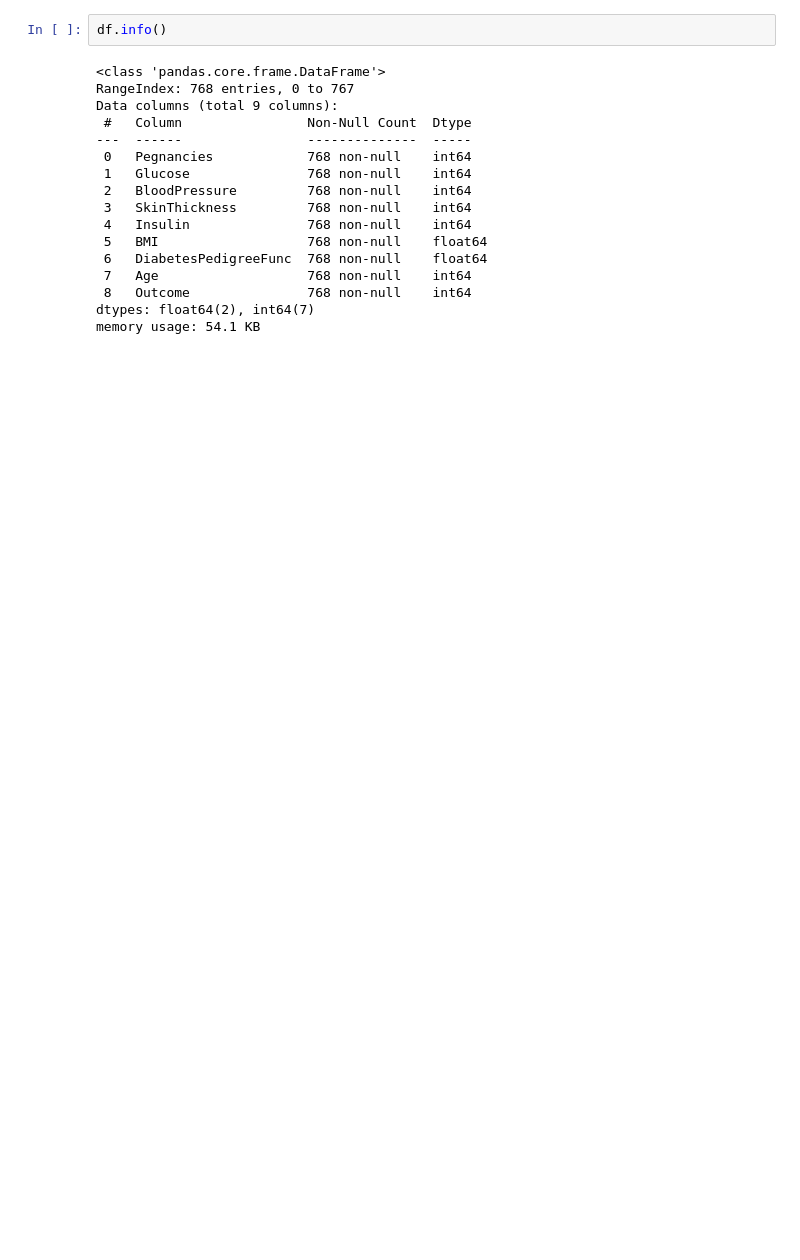
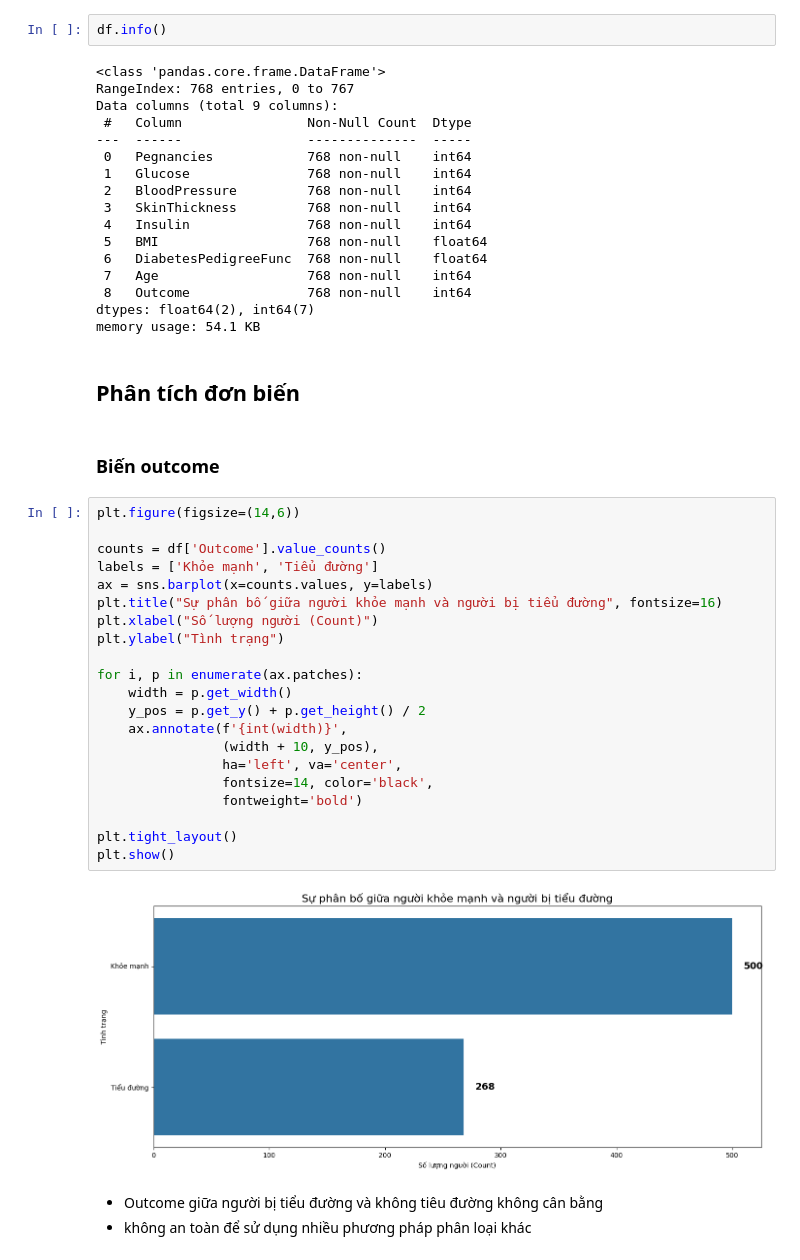
Before and after one commit to chauhaidang1307/SGU25-Basic-ML, a Jupyter notebook: buoi2/ws/Pima_Idians_Diabetes/demo-code/PimaDiabetesEDA.ipynb, the cells around one changed output. Saved outputs shown, nothing was run; the diff lists cells and outputs as text; blank space fills up the shorter version.

```diff
--- a/buoi2/ws/Pima_Idians_Diabetes/demo-code/PimaDiabetesEDA.ipynb
+++ b/buoi2/ws/Pima_Idians_Diabetes/demo-code/PimaDiabetesEDA.ipynb
@@ -93,4 +83,34 @@ Data columns (total 9 columns):
  8   Outcome               768 non-null    int64
 dtypes: float64(2), int64(7)
 memory usage: 54.1 KB
+# %% [markdown]
+## **Phân tích đơn biến**
+# %% [markdown]
+### **Biến outcome**
+# %%
+plt.figure(figsize=(14,6))
+
+counts = df['Outcome'].value_counts()
+labels = ['Khỏe mạnh', 'Tiểu đường']
+ax = sns.barplot(x=counts.values, y=labels)
+plt.title("Sự phân bố giữa người khỏe mạnh và người bị tiểu đường", fontsize=16)
+plt.xlabel("Số lượng người (Count)")
+plt.ylabel("Tình trạng")
+
+for i, p in enumerate(ax.patches):
+    width = p.get_width()
+    y_pos = p.get_y() + p.get_height() / 2
+    ax.annotate(f'{int(width)}',
+                (width + 10, y_pos),
+                ha='left', va='center',
+                fontsize=14, color='black',
+                fontweight='bold')
+
+plt.tight_layout()
+plt.show()
+# %% [output]
+[figure, added]
+# %% [markdown]
+- Outcome giữa người bị tiểu đường và không tiêu đường không cân bằng
+- không an toàn để sử dụng nhiều phương pháp phân loại khác
 # %% [markdown]
```
Also changed, not shown: parts of 48 cells of this notebook, 1 other file.
